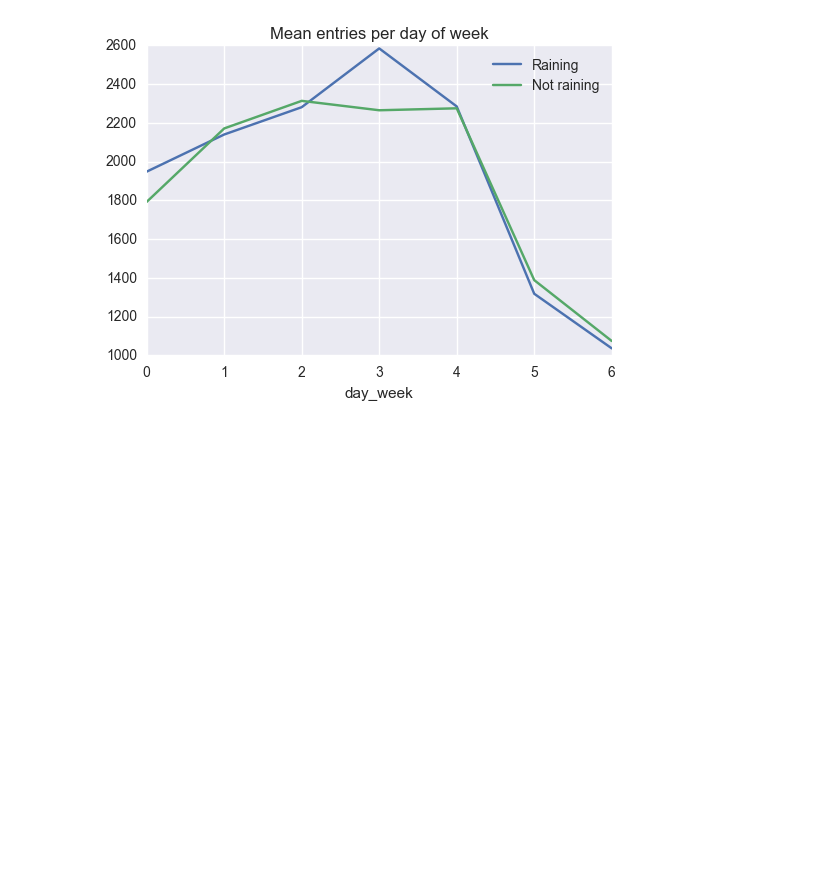
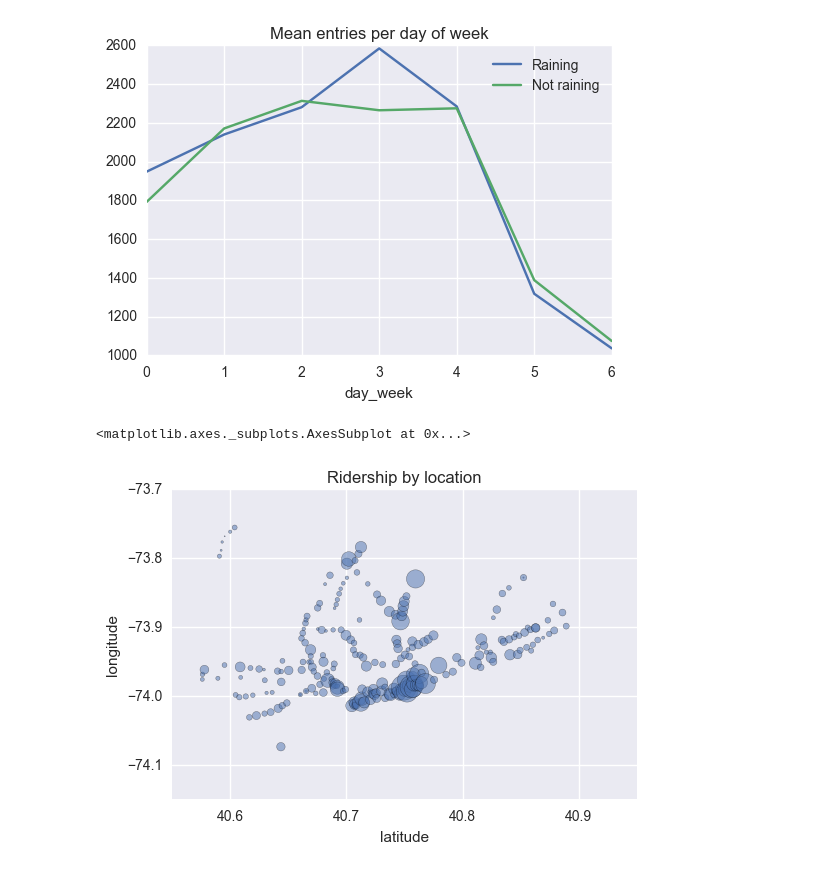
Before and after one commit to dsuruagy/udacityDataAnalyst, a Jupyter notebook: part3/l5-numpyPandas2DData/Lesson_5-NumPy_and_Pandas_with_2D_data.ipynb, the cells around one changed output. Drawn from its saved outputs; the diff is of its cells as text; code cells hidden in the pictures; blank space fills up the shorter version.

Commit message:
Adding scatter for ridership per geo localization.

```diff
--- a/part3/l5-numpyPandas2DData/Lesson_5-NumPy_and_Pandas_with_2D_data.ipynb
+++ b/part3/l5-numpyPandas2DData/Lesson_5-NumPy_and_Pandas_with_2D_data.ipynb
@@ -916,3 +917,12 @@ join_data.plot(title='Mean entries per day of week')
 Populating the interactive namespace from numpy and matplotlib
 <matplotlib.axes._subplots.AxesSubplot at 0x...>
 [figure]
+# %%
+#A scatterplot of subway stations with latitude and longitude as the x and y axes and ridership as
+#the bubble size
+data_scatter = subway_df.groupby(['latitude','longitude'],as_index=False)['ENTRIESn_hourly'].sum()
+data_scatter.plot.scatter(x='latitude', y='longitude', s=data_scatter['ENTRIESn_hourly']/9000,
+                          alpha=0.5, title='Ridership by location')
+# %% [output]
+<matplotlib.axes._subplots.AxesSubplot at 0x...>
+[figure, added]
```
Also changed, not shown: parts of 2 cells of this notebook.
